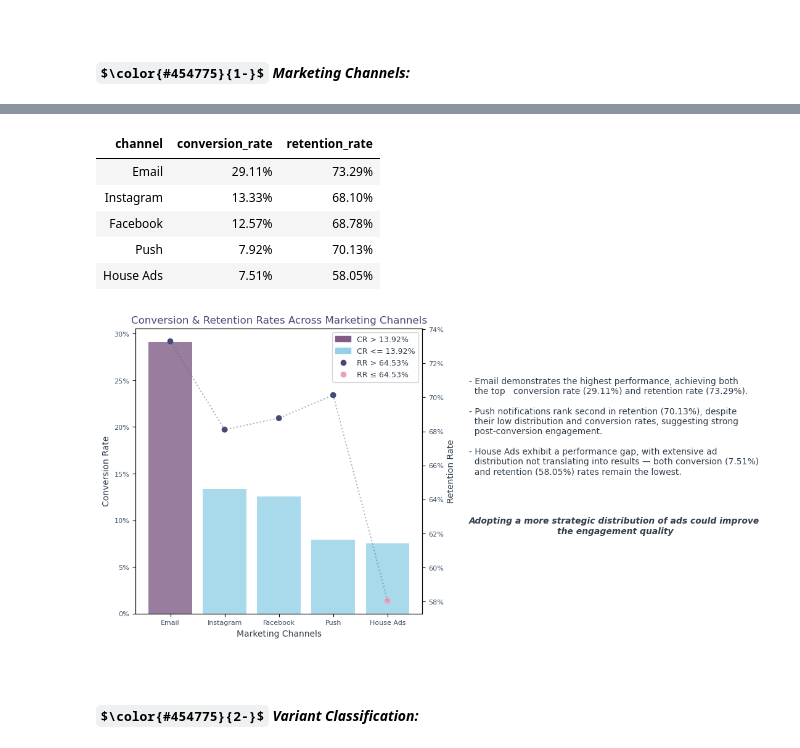
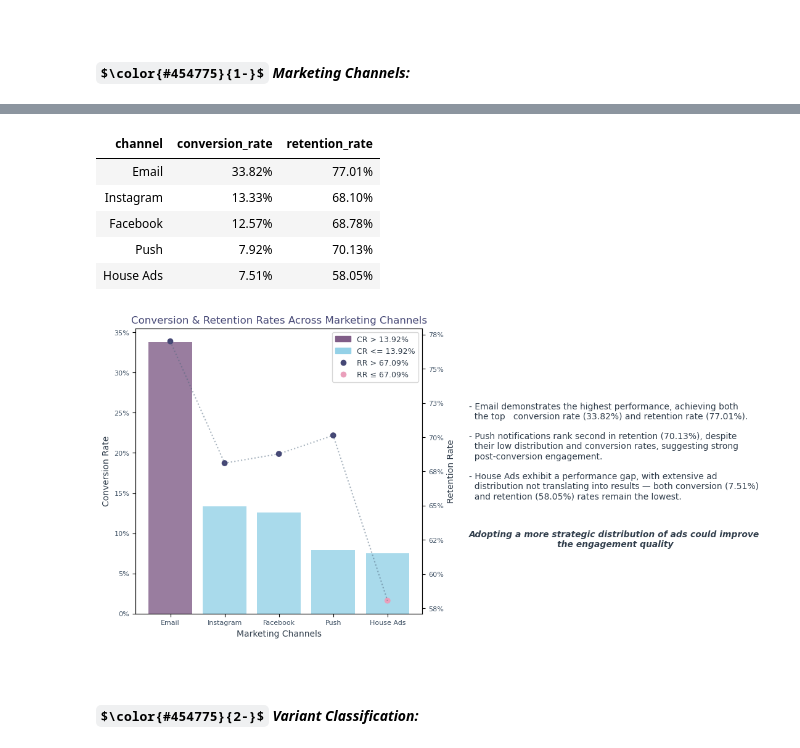
Before and after one commit to hend-a-ghafour/Analyzing_Marketing_Campaigns, a Jupyter notebook: Analyzing_Marketing_Campaigns.ipynb, the cells around one changed output, grey strips where cells are left out. Saved outputs shown, nothing was run; the diff lists cells and outputs as text; code cells hidden in the pictures; some formulas as TeX source.

```diff
--- a/Analyzing_Marketing_Campaigns.ipynb
+++ b/Analyzing_Marketing_Campaigns.ipynb
@@ -301,3 +313,15 @@ The Null values in date_served Column has been handeled, resulting in a 0 Null V
+# %%
+# date_subscribed:
+marketing['date_subscribed']= np.where(np.logical_and(marketing.converted==True,marketing.date_subscribed.isna()==True),
+                                       marketing.date_served,marketing.date_subscribed)
+# %%
+# subscribing_channel:
+marketing['subscribing_channel']= np.where(np.logical_and(marketing.converted==True,marketing.subscribing_channel.isna()==True),
+                                       marketing.marketing_channel,marketing.subscribing_channel)
+# %%
+#is_retained:
+marketing['is_retained']= np.where(np.logical_and(marketing.converted==True,marketing.is_retained.isna()==True,marketing.date_canceled.isna()==True),
+                                       True,marketing.is_retained)
 # %%
 # Checking for Null Values:
 if marketing.isna().sum().sum() == 0:
@@ -1055,7 +1089,7 @@ performance_ch=conversion_ch.merge(retention_ch,on='channel')\
 performance_ch.style.hide().format({'conversion_rate':'{:,.2%}','retention_rate':'{:,.2%}'})
 # %% [output]
 | channel | conversion_rate | retention_rate |
-| Email | 29.11% | 73.29% |
+| Email | 33.82% | 77.01% |
 | Instagram | 13.33% | 68.10% |
 | Facebook | 12.57% | 68.78% |
 | Push | 7.92% | 70.13% |
@@ -1075,52 +1109,52 @@ colors2= ['#454775' if m > retention_rate else '#EA9FBB' for m in z]
 fig,ax1=plt.subplots(figsize=(6, 6))
 
 # 1- Conversion Rate (Bar)
-ax1.bar(x,y, alpha=.8, color=colors, label='Conversion Rate')
+ax1.bar(x,y, alpha=.8, color=colors)
 
 # 2- Retention Rate
 ax2 = ax1.twinx()
 ax2.plot(x,z, ls='dotted', color='#51687F', label='Retention Rate', alpha=.5)
-ax2.scatter(x,z,color=colors2,label=['CR > 64.53%','CR <= 64.53%'])
+ax2.scatter(x,z,color=colors2)
 
 # Customizing the chart
 plt.title('Conversion & Retention Rates Across Marketing Channels', fontsize=12, color='#454775')
 
 ax1.set_xlabel('Marketing Channels', fontsize=10,color='#313E4C')
 ax1.tick_params(axis='x',labelcolor='#415366',labelsize=8)
 
 ax1.set_ylabel('Conversion Rate', fontsize=10,color='#313E4C')
 ax1.tick_params(axis='y',labelcolor='#415366',labelsize=8)
 ax1.yaxis.set_major_formatter(mticker.PercentFormatter(1,decimals=False))
 
 ax2.set_ylabel('Retention Rate', fontsize=10, color='#313E4C')
 ax2.tick_params(axis='y',labelcolor='#415366',labelsize=8)
 ax2.yaxis.set_major_formatter(mticker.PercentFormatter(1,decimals=False))
 
 # Legend
-above_cr = mpatches.Patch(color='#805D87', label='CR > 13.92%')
-below_cr = mpatches.Patch(color='#94D1E7', label='CR <= 13.92%')
-above_rr = mlines.Line2D([], [], color='#454775', marker='o',linestyle='None',label='RR > 64.53%')
-below_rr = mlines.Line2D([], [], color='#EA9FBB', marker='o', linestyle='None',label='RR ≤ 64.53%')
+above_cr = mpatches.Patch(color='#805D87', label=f'CR > {conversion_rate:.2%}')
+below_cr = mpatches.Patch(color='#94D1E7', label=f'CR ≤ {conversion_rate:.2%}')
+above_rr = mlines.Line2D([], [], color='#454775', marker='o',linestyle='None',label=f'RR > {retention_rate:.2%}')
+below_rr = mlines.Line2D([], [], color='#EA9FBB', marker='o', linestyle='None',label=f'RR ≤ {retention_rate:.2%}')
 plt.legend(handles=[above_cr,below_cr,above_rr,below_rr],fontsize=9,labelcolor='#313E4C')
 
 # Findings
-text1='''
+text1=f'''
 - Email demonstrates the highest performance, achieving both
-  the top   conversion rate (29.11%) and retention rate (73.29%).\n
-- Push notifications rank second in retention (70.13%), despite
+  the top   conversion rate ({y.max():.2%}) and retention rate ({z.max():.2%}).\n
+- Push notifications rank second in retention ({z[3]:.2%}), despite
   their low distribution and conversion rates, suggesting strong
   post-conversion engagement.\n
 - House Ads exhibit a performance gap, with extensive ad
-  distribution not translating into results — both conversion (7.51%)
-  and retention (58.05%) rates remain the lowest.'''
+  distribution not translating into results — both conversion ({y.min():.2%})
+  and retention ({z.min():.2%}) rates remain the lowest.'''
 text2='''
 Adopting a more strategic distribution of ads could improve
 the engagement quality'''
 plt.text(5.5,.655,text1, color='#313E4C')
 plt.text(8.2,.62,text2, ha='center',fontstyle='italic',weight='semibold', fontsize=10, color='#313E4C')
 plt.show();
 # %% [output]
-[figure, old version]
+[figure, new version]
 # %% [markdown]
 <br>
 
```
Also changed, not shown: parts of 32 cells of this notebook, 1 other file.
